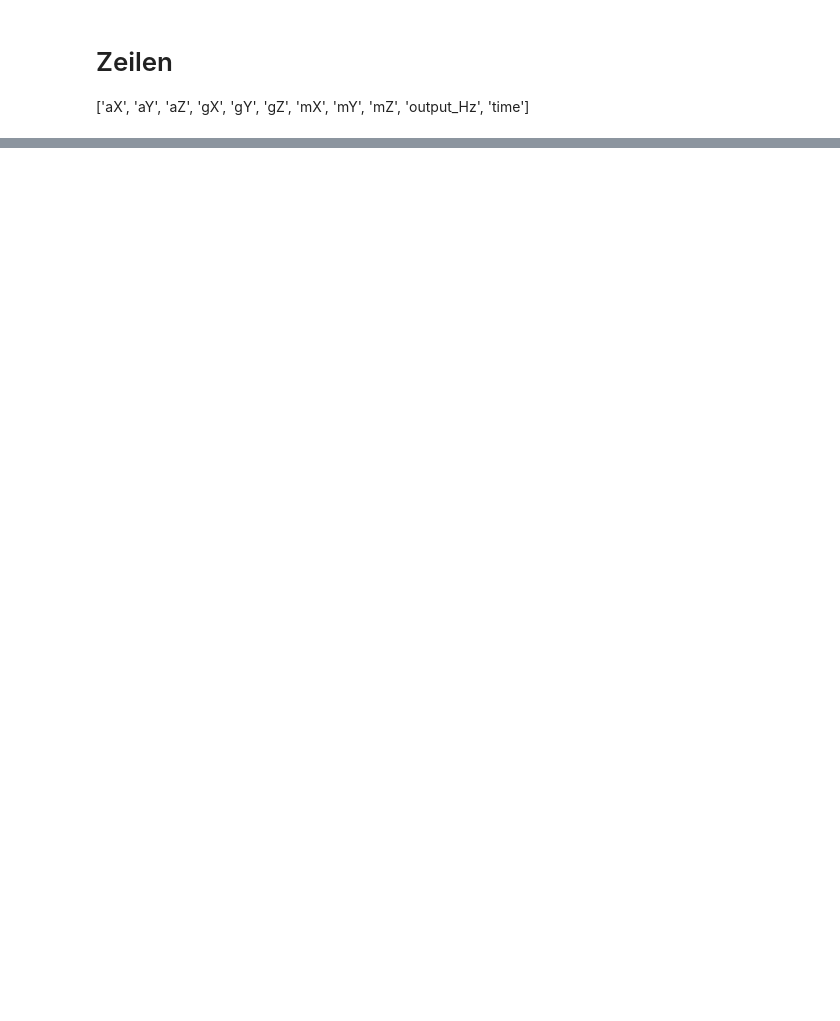
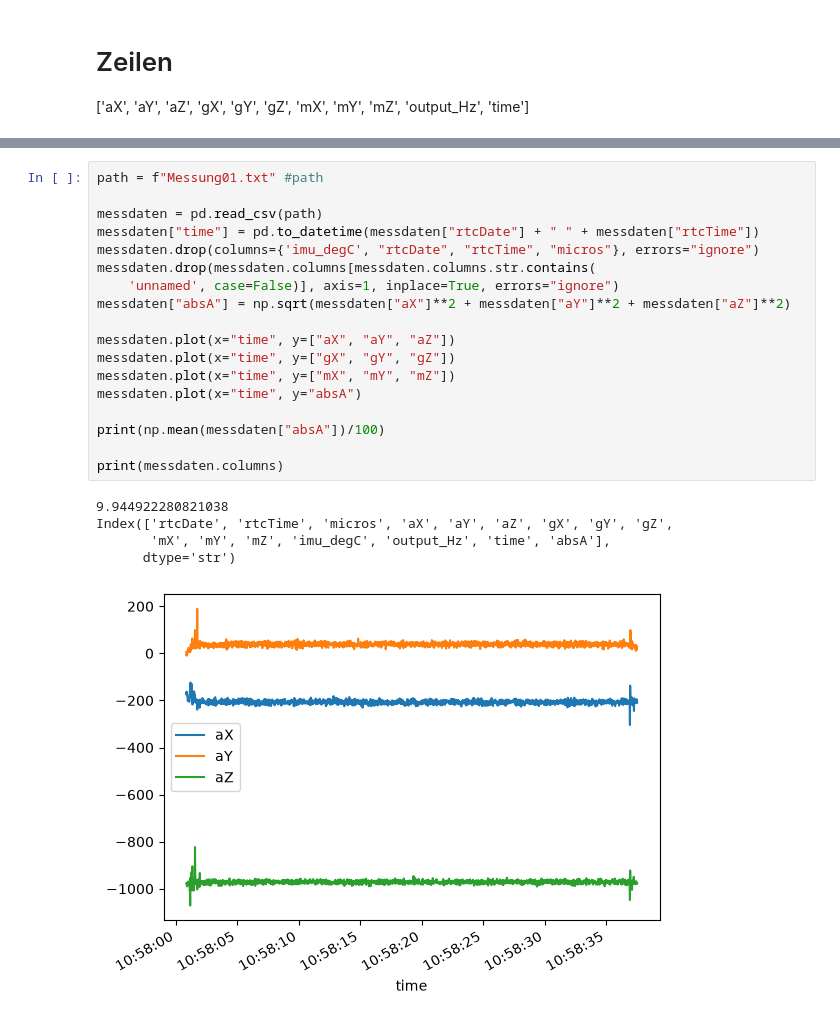
Before and after one commit to OGentner/AP1-Gruppe-143, a Jupyter notebook: Projektversuch_Wasserrakete/Auswertung01.ipynb, the cells around one changed output, grey strips where cells are left out. Saved outputs shown, nothing was run; the diff lists cells and outputs as text; blank space fills up the shorter version.

```diff
--- a/Projektversuch_Wasserrakete/Auswertung01.ipynb
+++ b/Projektversuch_Wasserrakete/Auswertung01.ipynb
@@ -36,0 +124,24 @@ Index(['rtcDate', 'rtcTime', 'micros', 'aX', 'aY', 'aZ', 'gX', 'gY', 'gZ',
+# %%
+path = f"Messung01.txt" #path
+
+messdaten = pd.read_csv(path)
+messdaten["time"] = pd.to_datetime(messdaten["rtcDate"] + " " + messdaten["rtcTime"])
+messdaten.drop(columns={'imu_degC', "rtcDate", "rtcTime", "micros"}, errors="ignore")
+messdaten.drop(messdaten.columns[messdaten.columns.str.contains(
+    'unnamed', case=False)], axis=1, inplace=True, errors="ignore")
+messdaten["absA"] = np.sqrt(messdaten["aX"]**2 + messdaten["aY"]**2 + messdaten["aZ"]**2)
+
+messdaten.plot(x="time", y=["aX", "aY", "aZ"])
+messdaten.plot(x="time", y=["gX", "gY", "gZ"])
+messdaten.plot(x="time", y=["mX", "mY", "mZ"])
+messdaten.plot(x="time", y="absA")
+
+print(np.mean(messdaten["absA"])/100)
+
+print(messdaten.columns)
+# %% [output]
+9.944922280821038
+Index(['rtcDate', 'rtcTime', 'micros', 'aX', 'aY', 'aZ', 'gX', 'gY', 'gZ',
+       'mX', 'mY', 'mZ', 'imu_degC', 'output_Hz', 'time', 'absA'],
+      dtype='str')
+[figure, added]
```
Also changed, not shown: parts of 5 cells of this notebook, 1 other file.
